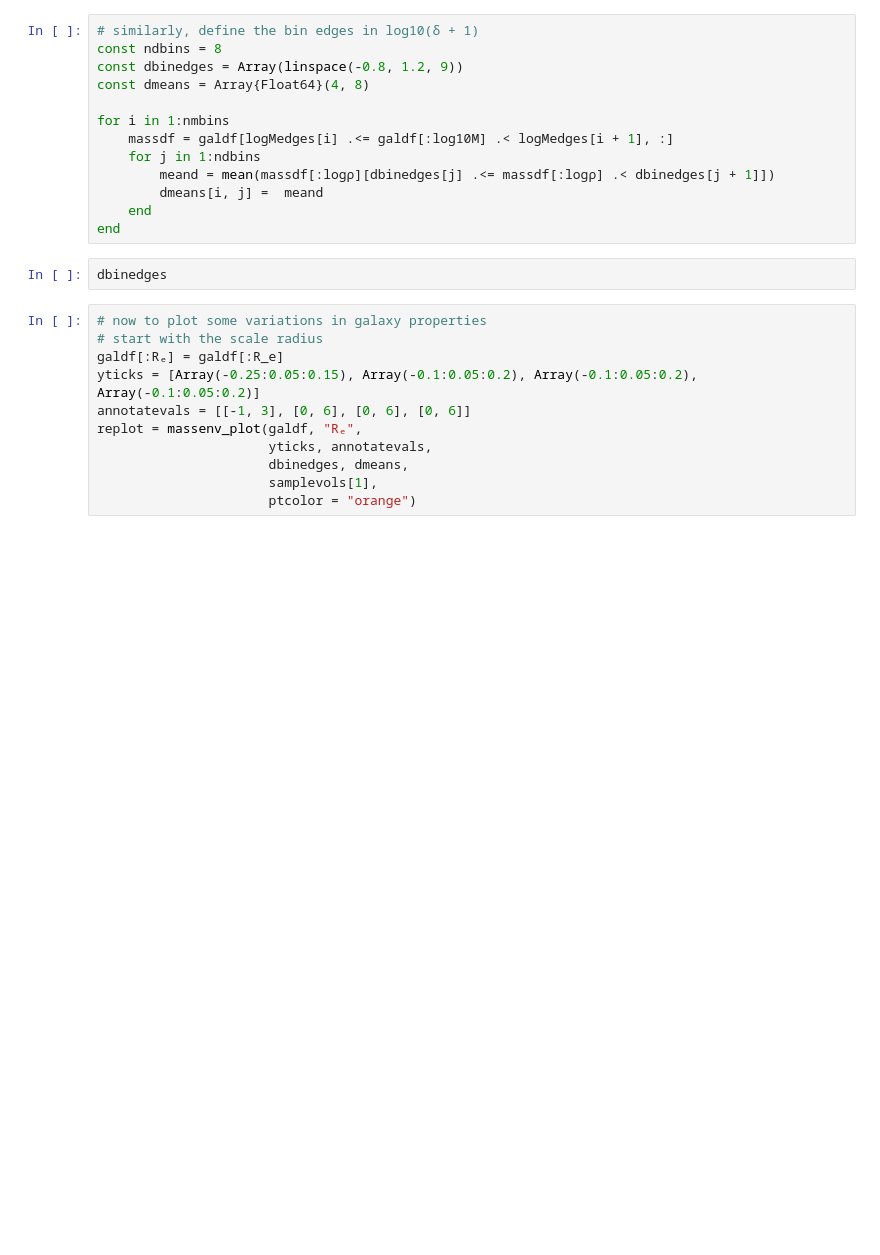
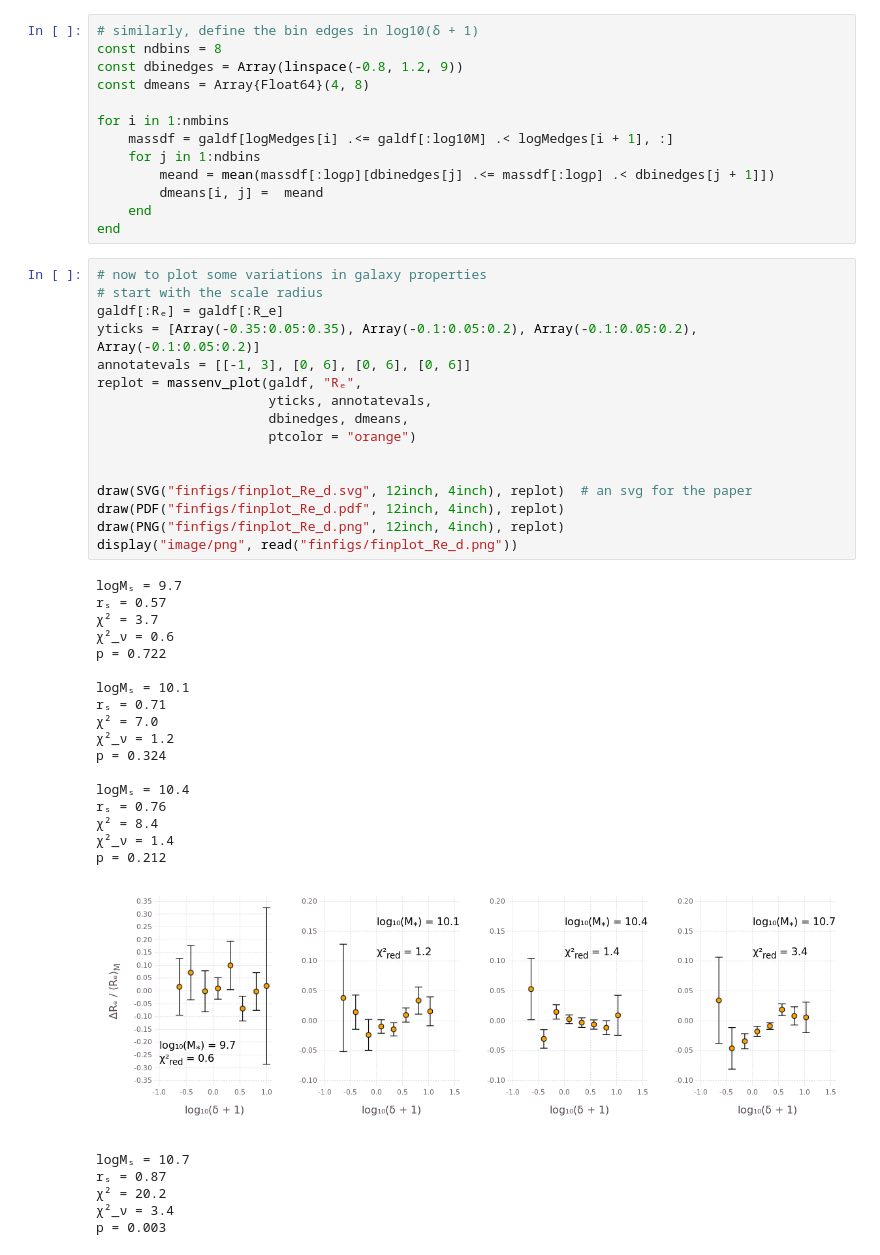
Before and after one commit to kilianbreathnach/cenquenbias, a Jupyter notebook: notebooks/observations.ipynb, the cells around one changed output. Saved outputs shown, nothing was run; the diff lists cells and outputs as text; blank space fills up the shorter version.

```diff
--- a/notebooks/observations.ipynb
+++ b/notebooks/observations.ipynb
@@ -37,16 +77,43 @@ for i in 1:nmbins
         dmeans[i, j] =  meand
     end
 end
-# %%
-dbinedges
 # %%
 # now to plot some variations in galaxy properties
 # start with the scale radius
 galdf[:Rₑ] = galdf[:R_e]
-yticks = [Array(-0.25:0.05:0.15), Array(-0.1:0.05:0.2), Array(-0.1:0.05:0.2), Array(-0.1:0.05:0.2)]
+yticks = [Array(-0.35:0.05:0.35), Array(-0.1:0.05:0.2), Array(-0.1:0.05:0.2), Array(-0.1:0.05:0.2)]
 annotatevals = [[-1, 3], [0, 6], [0, 6], [0, 6]]
 replot = massenv_plot(galdf, "Rₑ",
                       yticks, annotatevals,
                       dbinedges, dmeans,
-                      samplevols[1],
                       ptcolor = "orange")
+
+
+draw(SVG("finfigs/finplot_Re_d.svg", 12inch, 4inch), replot)  # an svg for the paper
+draw(PDF("finfigs/finplot_Re_d.pdf", 12inch, 4inch), replot)
+draw(PNG("finfigs/finplot_Re_d.png", 12inch, 4inch), replot)
+display("image/png", read("finfigs/finplot_Re_d.png"))
+# %% [output]
+logMₛ = 9.7
+rₛ = 0.57
+χ² = 3.7
+χ²_ν = 0.6
+p = 0.722
+
+logMₛ = 10.1
+rₛ = 0.71
+χ² = 7.0
+χ²_ν = 1.2
+p = 0.324
+
+logMₛ = 10.4
+rₛ = 0.76
+χ² = 8.4
+χ²_ν = 1.4
+p = 0.212
+[figure, added]
+logMₛ = 10.7
+rₛ = 0.87
+χ² = 20.2
+χ²_ν = 3.4
+p = 0.003
```
Also changed, not shown: parts of 10 cells of this notebook, 3 other files.
